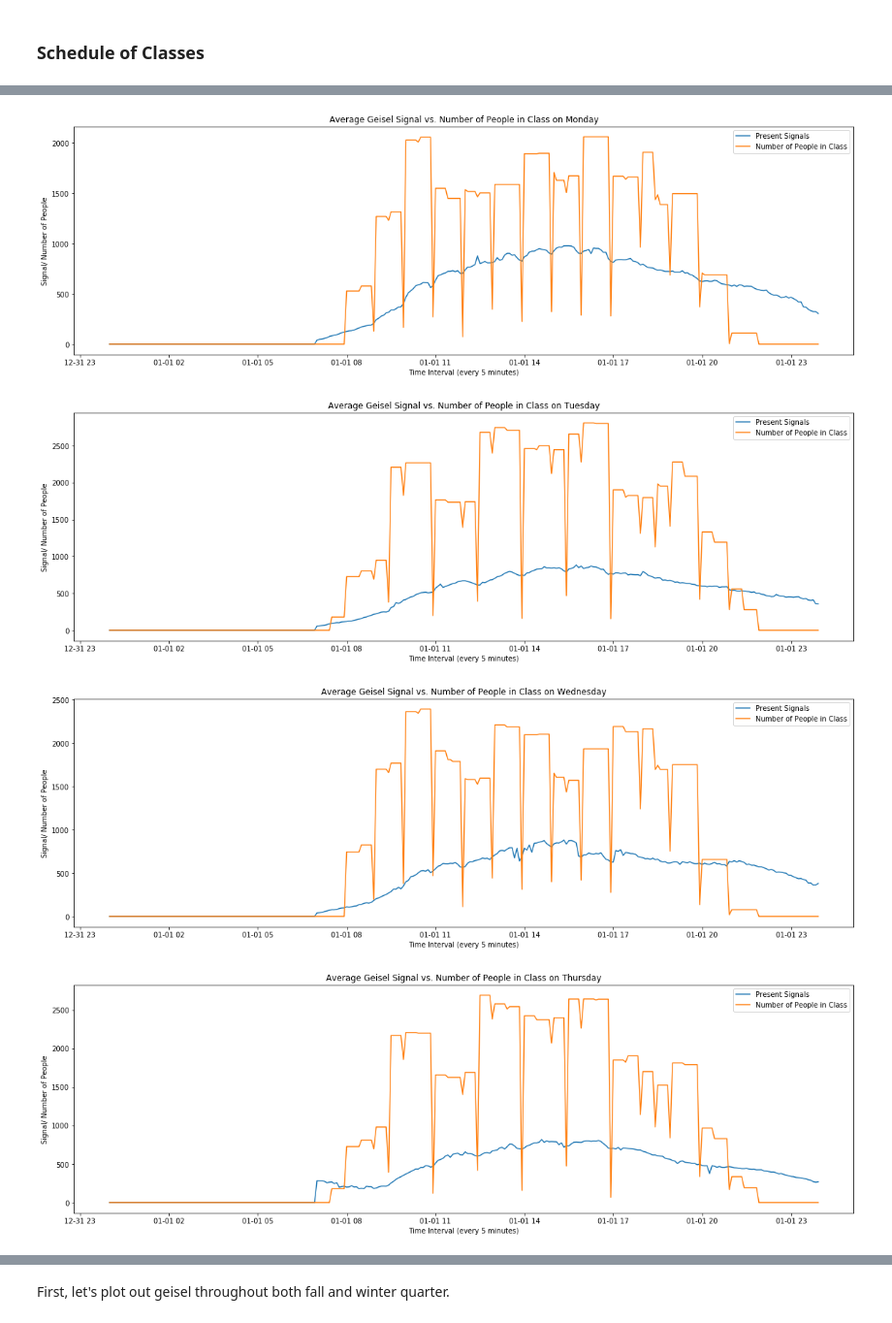
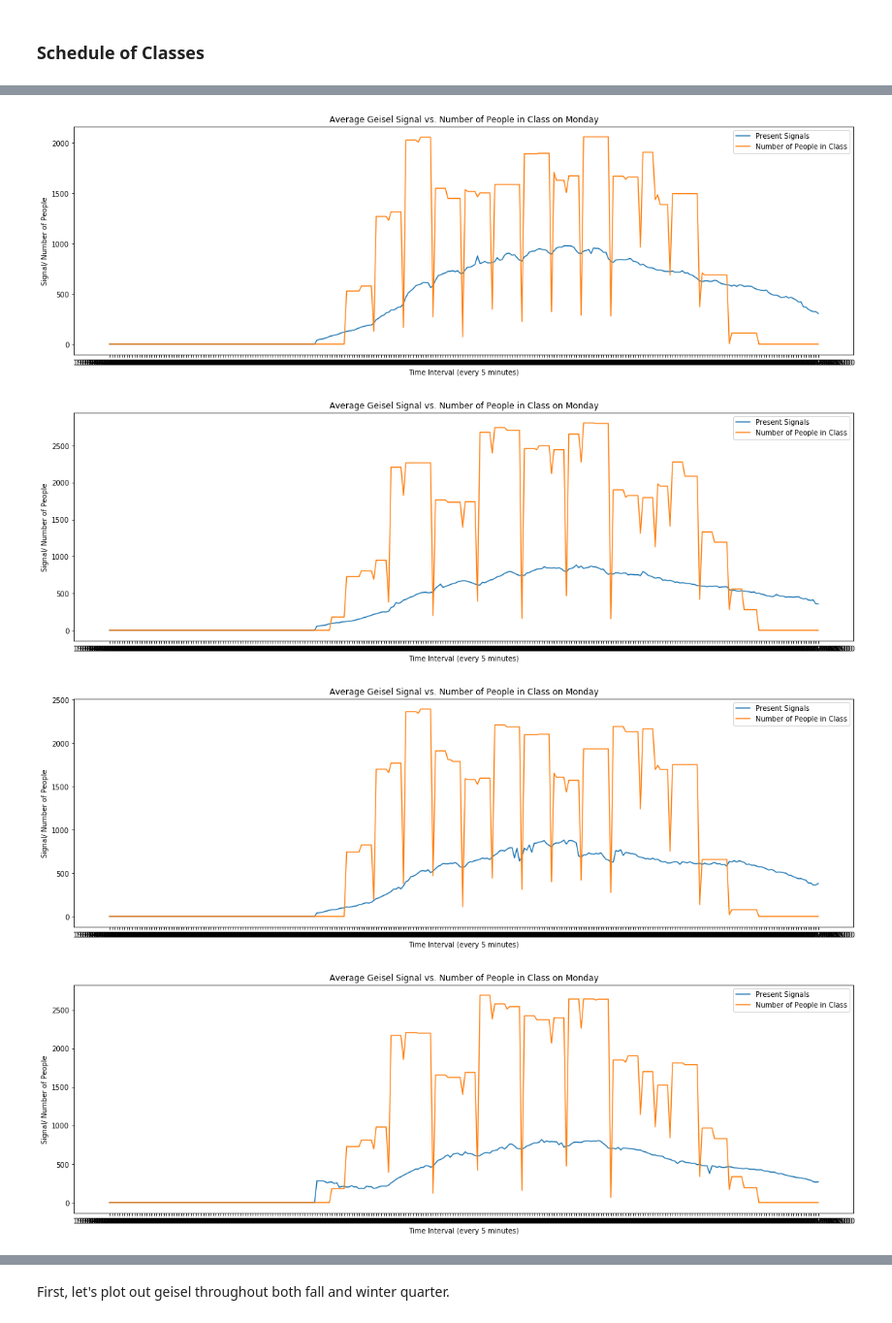
Before and after one commit to kelvinluime/Pr_059, a Jupyter notebook: FinalProject.ipynb, the cells around one changed output, grey strips where cells are left out. Shown at 97% size. Saved outputs shown, nothing was run; the diff lists cells and outputs as text; code cells hidden in the pictures.

```diff
--- a/FinalProject.ipynb
+++ b/FinalProject.ipynb
@@ -1103,62 +1110,56 @@ Comparing number of people in class and foot traffic at Geisel on Friday: Correl
 # %%
-# fig, ax1 = plt.subplots()
-# ax2 = ax1.twinx()
-# ax1.plot(df_m['Time_Stamp'], df_m['Present_Signals'])
-# ax1.plot(dfs_m['Time_Stamp'], dfs_m['number_of_people'])
-# plt.show()
-
-merged_df_m = pd.merge(df_m, dfs_m, on='Time_Stamp')
-merged_df_t = pd.merge(df_t, dfs_t, on='Time_Stamp')
-merged_df_w = pd.merge(df_w, dfs_w, on='Time_Stamp')
-merged_df_r = pd.merge(df_r, dfs_r, on='Time_Stamp')
-merged_df_f = pd.merge(df_f, dfs_f, on='Time_Stamp')
+overlay_df_m = pd.merge(monday_geisel_average_df, monday_class_schedule_df, on='Time_Stamp')
+overlay_df_t = pd.merge(tuesday_geisel_average_df, tuesday_class_schedule_df, on='Time_Stamp')
+overlay_df_w = pd.merge(wednesday_geisel_average_df, wednesday_class_schedule_df, on='Time_Stamp')
+overlay_df_r = pd.merge(thursday_geisel_average_df, thursday_class_schedule_df, on='Time_Stamp')
+overlay_df_f = pd.merge(friday_geisel_average_df, friday_class_schedule_df, on='Time_Stamp')
 
 fig, ax1 = plt.subplots()
-ax1.plot(merged_df_m['Time_Stamp'], merged_df_m['Present_Signals'], label='Present Signals')
-ax1.plot(merged_df_m['Time_Stamp'], merged_df_m['number_of_people'], label='Number of People in Class')
+ax1.plot(overlay_df_m['Time_Stamp'], overlay_df_m['Present_Signals'], label='Present Signals')
+ax1.plot(overlay_df_m['Time_Stamp'], overlay_df_m['Number_of_People'], label='Number of People in Class')
 ax1.legend()
 plt.title('Average Geisel Signal vs. Number of People in Class on Monday')
 plt.xlabel('Time Interval (every 5 minutes)')
 plt.ylabel('Signal/ Number of People')
 plt.show()
 
 fig, ax1 = plt.subplots()
-ax1.plot(merged_df_t['Time_Stamp'], merged_df_t['Present_Signals'], label='Present Signals')
-ax1.plot(merged_df_t['Time_Stamp'], merged_df_t['number_of_people'], label='Number of People in Class')
+ax1.plot(overlay_df_t['Time_Stamp'], overlay_df_t['Present_Signals'], label='Present Signals')
+ax1.plot(overlay_df_t['Time_Stamp'], overlay_df_t['Number_of_People'], label='Number of People in Class')
 ax1.legend()
-plt.title('Average Geisel Signal vs. Number of People in Class on Tuesday')
+plt.title('Average Geisel Signal vs. Number of People in Class on Monday')
 plt.xlabel('Time Interval (every 5 minutes)')
 plt.ylabel('Signal/ Number of People')
 plt.show()
 
 fig, ax1 = plt.subplots()
-ax1.plot(merged_df_w['Time_Stamp'], merged_df_w['Present_Signals'], label='Present Signals')
-ax1.plot(merged_df_w['Time_Stamp'], merged_df_w['number_of_people'], label='Number of People in Class')
+ax1.plot(overlay_df_w['Time_Stamp'], overlay_df_w['Present_Signals'], label='Present Signals')
+ax1.plot(overlay_df_w['Time_Stamp'], overlay_df_w['Number_of_People'], label='Number of People in Class')
 ax1.legend()
-plt.title('Average Geisel Signal vs. Number of People in Class on Wednesday')
+plt.title('Average Geisel Signal vs. Number of People in Class on Monday')
 plt.xlabel('Time Interval (every 5 minutes)')
 plt.ylabel('Signal/ Number of People')
 plt.show()
 
 fig, ax1 = plt.subplots()
-ax1.plot(merged_df_r['Time_Stamp'], merged_df_r['Present_Signals'], label='Present Signals')
-ax1.plot(merged_df_r['Time_Stamp'], merged_df_r['number_of_people'], label='Number of People in Class')
+ax1.plot(overlay_df_r['Time_Stamp'], overlay_df_r['Present_Signals'], label='Present Signals')
+ax1.plot(overlay_df_r['Time_Stamp'], overlay_df_r['Number_of_People'], label='Number of People in Class')
 ax1.legend()
-plt.title('Average Geisel Signal vs. Number of People in Class on Thursday')
+plt.title('Average Geisel Signal vs. Number of People in Class on Monday')
 plt.xlabel('Time Interval (every 5 minutes)')
 plt.ylabel('Signal/ Number of People')
 plt.show()
 
 fig, ax1 = plt.subplots()
-ax1.plot(merged_df_f['Time_Stamp'], merged_df_f['Present_Signals'], label='Present Signals')
-ax1.plot(merged_df_f['Time_Stamp'], merged_df_f['number_of_people'], label='Number of People in Class')
+ax1.plot(overlay_df_f['Time_Stamp'], overlay_df_f['Present_Signals'], label='Present Signals')
+ax1.plot(overlay_df_f['Time_Stamp'], overlay_df_f['Number_of_People'], label='Number of People in Class')
 ax1.legend()
-plt.title('Average Geisel Signal vs. Number of People in Class on Friday')
+plt.title('Average Geisel Signal vs. Number of People in Class on Monday')
 plt.xlabel('Time Interval (every 5 minutes)')
 plt.ylabel('Signal/ Number of People')
 plt.show()
 # %% [output]
-[figure, old version]
+[figure, new version]
-[figure, old version]
+[figure, new version]
-[figure, old version]
+[figure, new version]
-[figure, old version]
+[figure, new version]
```
Also changed, not shown: parts of 35 cells of this notebook, 10 other files.
